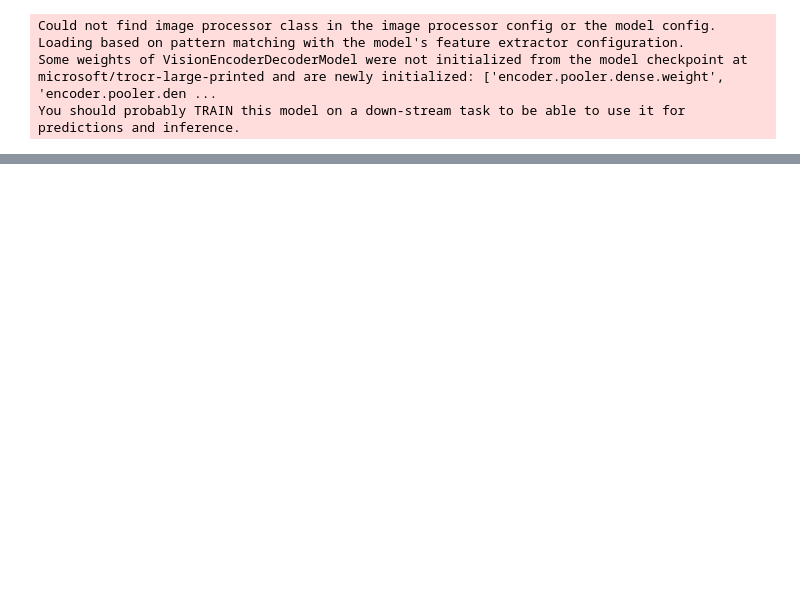
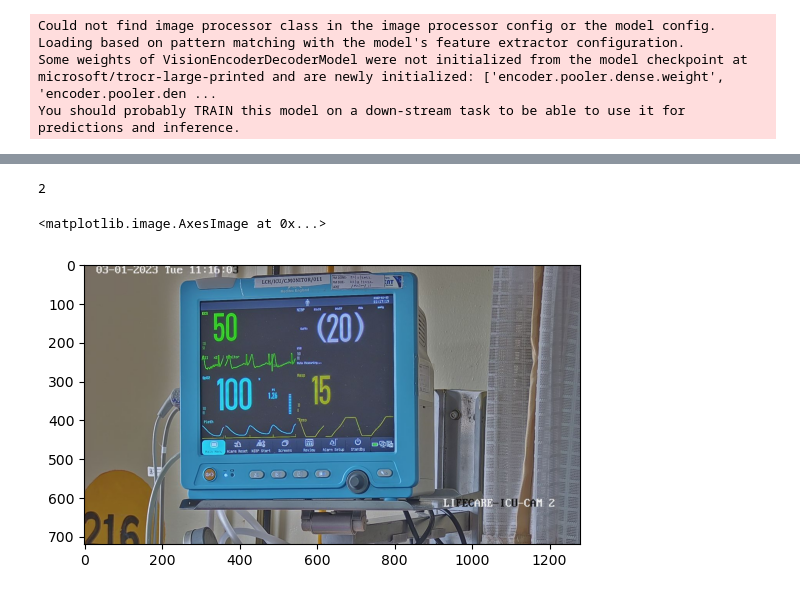
Before and after one commit to COPS-IITBHU/Vital-Extraction-Challenge, a Jupyter notebook: main.ipynb, the cells around one changed output, grey strips where cells are left out. Drawn from its saved outputs; the diff is of its cells as text; code cells hidden in the pictures; blank space fills up the shorter version.

```diff
--- a/main.ipynb
+++ b/main.ipynb
@@ -67 +68,10 @@ Wall time: 491 ms
+# %%
+print(label)
+# %% [output]
+2
+# %%
+plt.imshow(image)
+# %% [output]
+<matplotlib.image.AxesImage at 0x...>
+[figure, added]
 # %%
```
Also changed, not shown: parts of 6 cells of this notebook, 3 other files.
